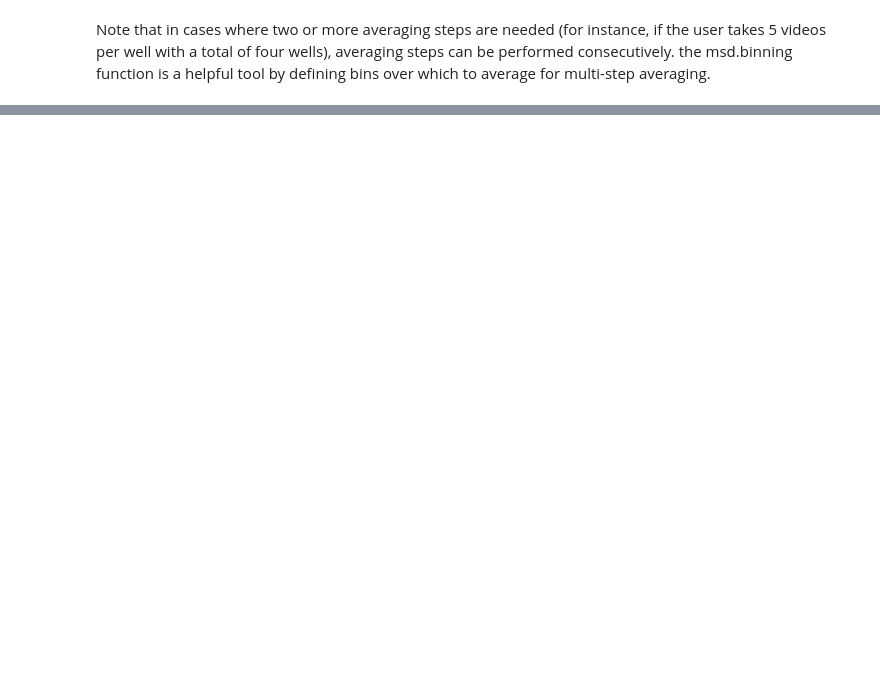
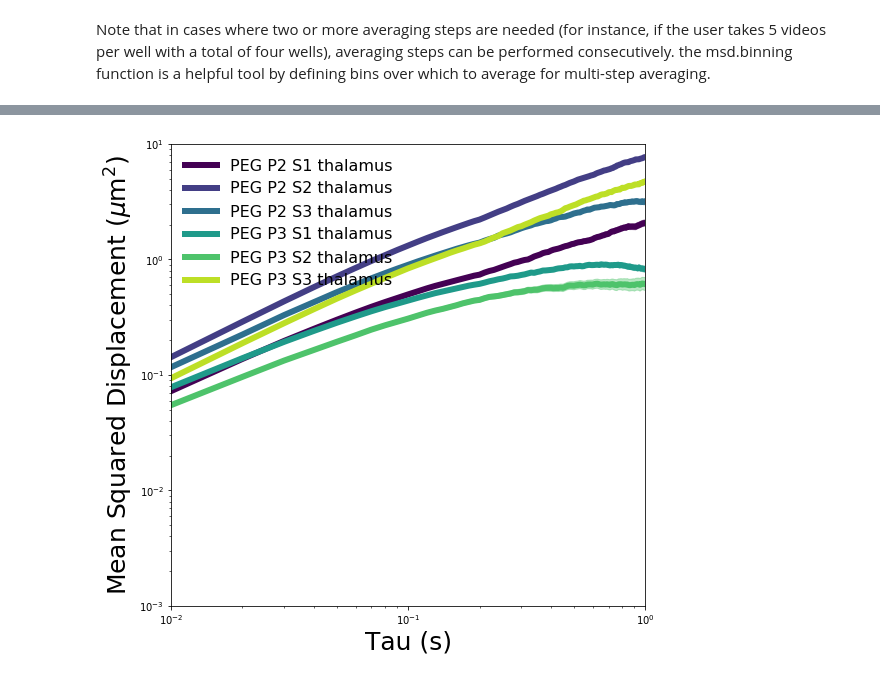
Before and after one commit to Nance-Lab/diff_classifier, a Jupyter notebook: notebooks/development/09_15_18_averaging_Chad_regional.ipynb, the cells around one changed output, grey strips where cells are left out. Cells and saved outputs as stored; diff of their text form; code cells hidden in the pictures; blank space fills up the shorter version.

```diff
--- a/notebooks/development/09_15_18_averaging_Chad_regional.ipynb
+++ b/notebooks/development/09_15_18_averaging_Chad_regional.ipynb
@@ -174,0 +125,4 @@ msd.plot_all_experiments(well_names, yrange=(10**-4, 10**1), bucket=bucket, fold
+# %%
+msd.plot_all_experiments(well_names[2::3], yrange=(10**-3, 10**1), bucket=bucket, folder=folder, labels=labels[2::3])
+# %% [output]
+[figure, added]
```
Also changed, not shown: parts of 14 cells of this notebook, 13 other files.
